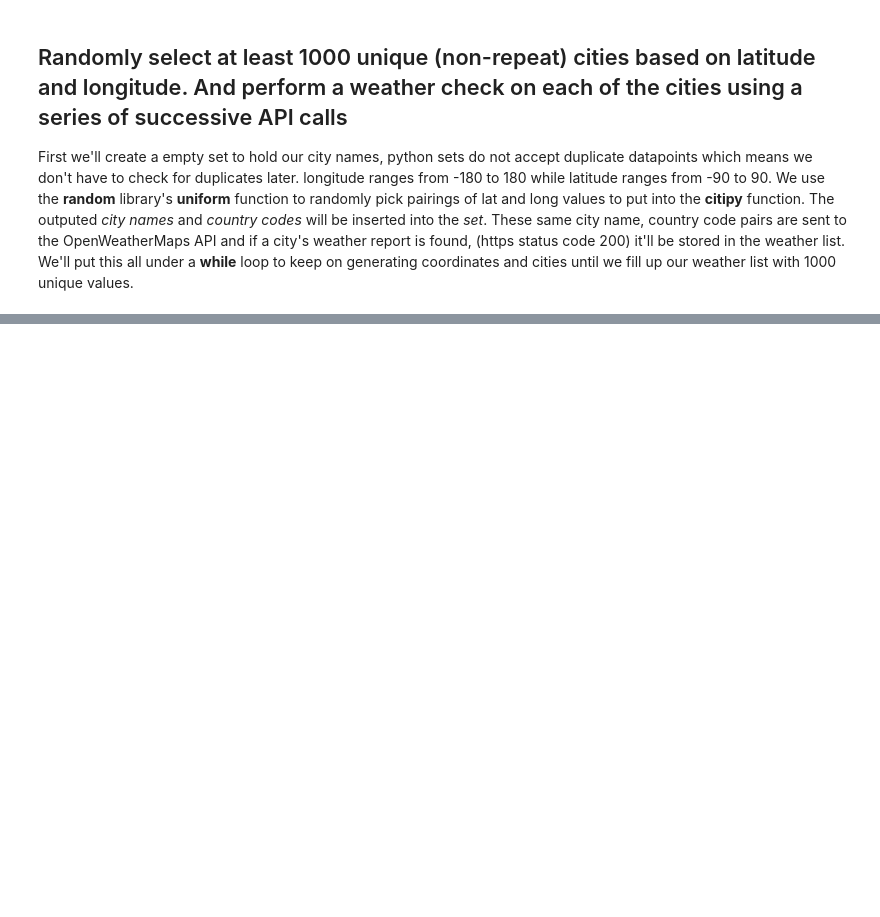
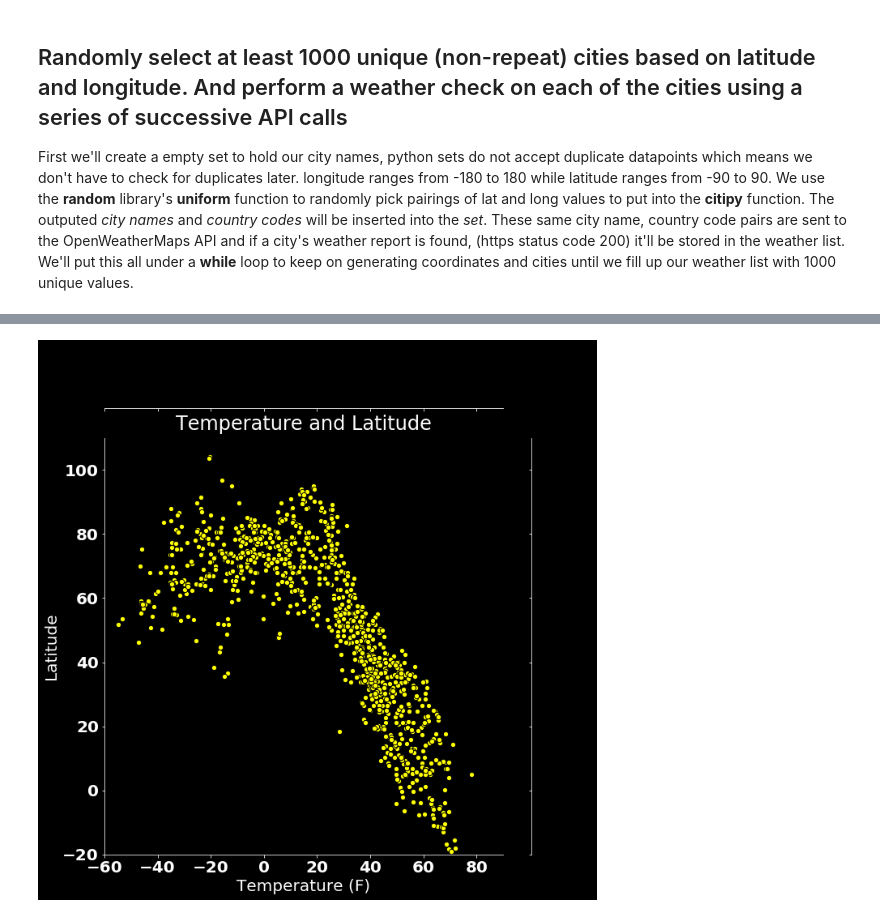
Before and after one commit to coreyclip/WeatherPy, a Jupyter notebook: WeatherPy.ipynb, the cells around one changed output, grey strips where cells are left out. Cells and saved outputs as stored; diff of their text form; code cells hidden in the pictures; blank space fills up the shorter version.

```diff
--- a/WeatherPy.ipynb
+++ b/WeatherPy.ipynb
@@ -184,0 +138,6 @@ df.describe()
+# %%
+# Create a column of temps that are in F
+def Fahrenheit(temp):
+    return temp * 9/5 + 32
+
+df["temp_f"] = [Fahrenheit(x) for x in df['temp']]
@@ -184,0 +148,20 @@ df.describe()
+# %%
+import matplotlib.pyplot as plt
+import seaborn as sns
+from matplotlib import rcParams
+rcParams['axes.titlepad'] = 10
+font = {'family' : 'sans-serif',
+        'weight' : 'bold',
+        'size'   : 20}
+
+plt.rc('font', **font)
+plt.style.use('dark_background')
+g = sns.JointGrid(y='temp_f', x='lat', data=df, size=10, ratio=5, space=.5,
+                 ylim=(-20,110), xlim=(-60,90))
+g.plot_joint(plt.scatter, color='yellow',s=40, edgecolor='black')
+plt.title('Temperature and Latitude')
+plt.xlabel("Temperature (F)")
+plt.ylabel("Latitude")
+plt.show()
+# %% [output]
+[figure, added]
```
Also changed, not shown: parts of 14 cells of this notebook, 7 other files.
